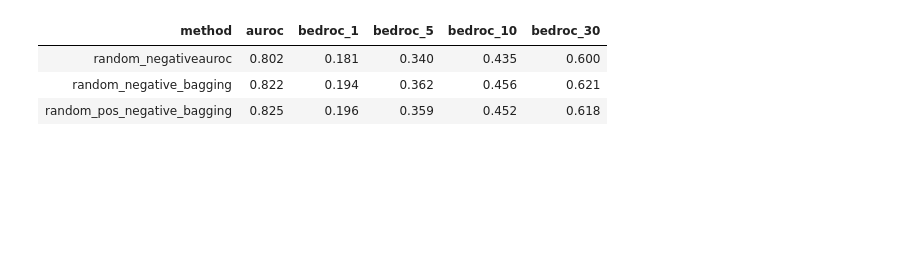
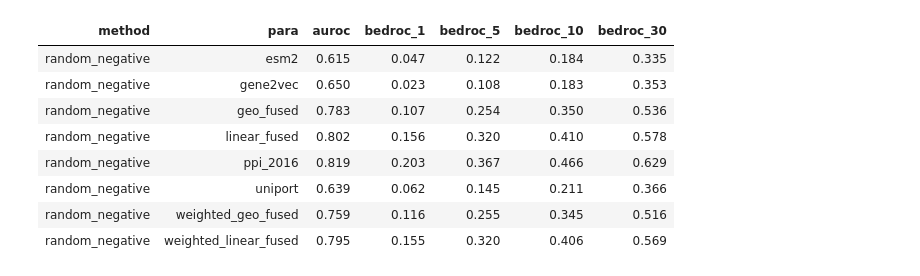
Before and after one commit to ZiyuZhang1/svm, a Jupyter notebook: codes/results_analysis_clear.ipynb, the cells around one changed output. Saved outputs shown, nothing was run; the diff lists cells and outputs as text; code cells hidden in the pictures; blank space fills up the shorter version.

```diff
--- a/codes/results_analysis_clear.ipynb
+++ b/codes/results_analysis_clear.ipynb
@@ -93,7 +93,7 @@ def create_summary(results,col_name, fused):
             std_values = subdf.iloc[:, 2:24].std()
             summary_list.append({
                 'method': paras[0],
-                'feature': paras[1],
+                'para': paras[1],
                 'top_recall_25_mean': mean_values['top_recall_25'], 'top_recall_25_std': std_values['top_recall_25'],
                 'top_recall_300_mean': mean_values['top_recall_300'], 'top_recall_300_std': std_values['top_recall_300'],
                 'top_recall_10_mean': mean_values['top_recall_10%'], 'top_recall_10_std': std_values['top_recall_10%'],
@@ -298,8 +315,13 @@ def disease_catygory_fused(results):
 # %%
-root = '/itf-fi-ml/shared/users/ziyuzh/svm/results/ppi_2017_bootstrap_po_neg_full'
-ppi_2017 = show_table(root,fused = False,input_weights=False)
+root = '/itf-fi-ml/shared/users/ziyuzh/svm/results/2017_fused_geo_weight_bag'
+fused_2019 = show_table(root,fused = True, input_weights = True)
 # %% [output]
-| method | auroc | bedroc_1 | bedroc_5 | bedroc_10 | bedroc_30 |
-| random_negativeauroc | 0.802 | 0.181 | 0.340 | 0.435 | 0.600 |
-| random_negative_bagging | 0.822 | 0.194 | 0.362 | 0.456 | 0.621 |
-| random_pos_negative_bagging | 0.825 | 0.196 | 0.359 | 0.452 | 0.618 |
+| method | para | auroc | bedroc_1 | bedroc_5 | bedroc_10 | bedroc_30 |
+| random_negative | esm2 | 0.615 | 0.047 | 0.122 | 0.184 | 0.335 |
+| random_negative | gene2vec | 0.650 | 0.023 | 0.108 | 0.183 | 0.353 |
+| random_negative | geo_fused | 0.783 | 0.107 | 0.254 | 0.350 | 0.536 |
+| random_negative | linear_fused | 0.802 | 0.156 | 0.320 | 0.410 | 0.578 |
+| random_negative | ppi_2016 | 0.819 | 0.203 | 0.367 | 0.466 | 0.629 |
+| random_negative | uniport | 0.639 | 0.062 | 0.145 | 0.211 | 0.366 |
+| random_negative | weighted_geo_fused | 0.759 | 0.116 | 0.255 | 0.345 | 0.516 |
+| random_negative | weighted_linear_fused | 0.795 | 0.155 | 0.320 | 0.406 | 0.569 |
```
Also changed, not shown: parts of 20 cells of this notebook, 13 other files.
